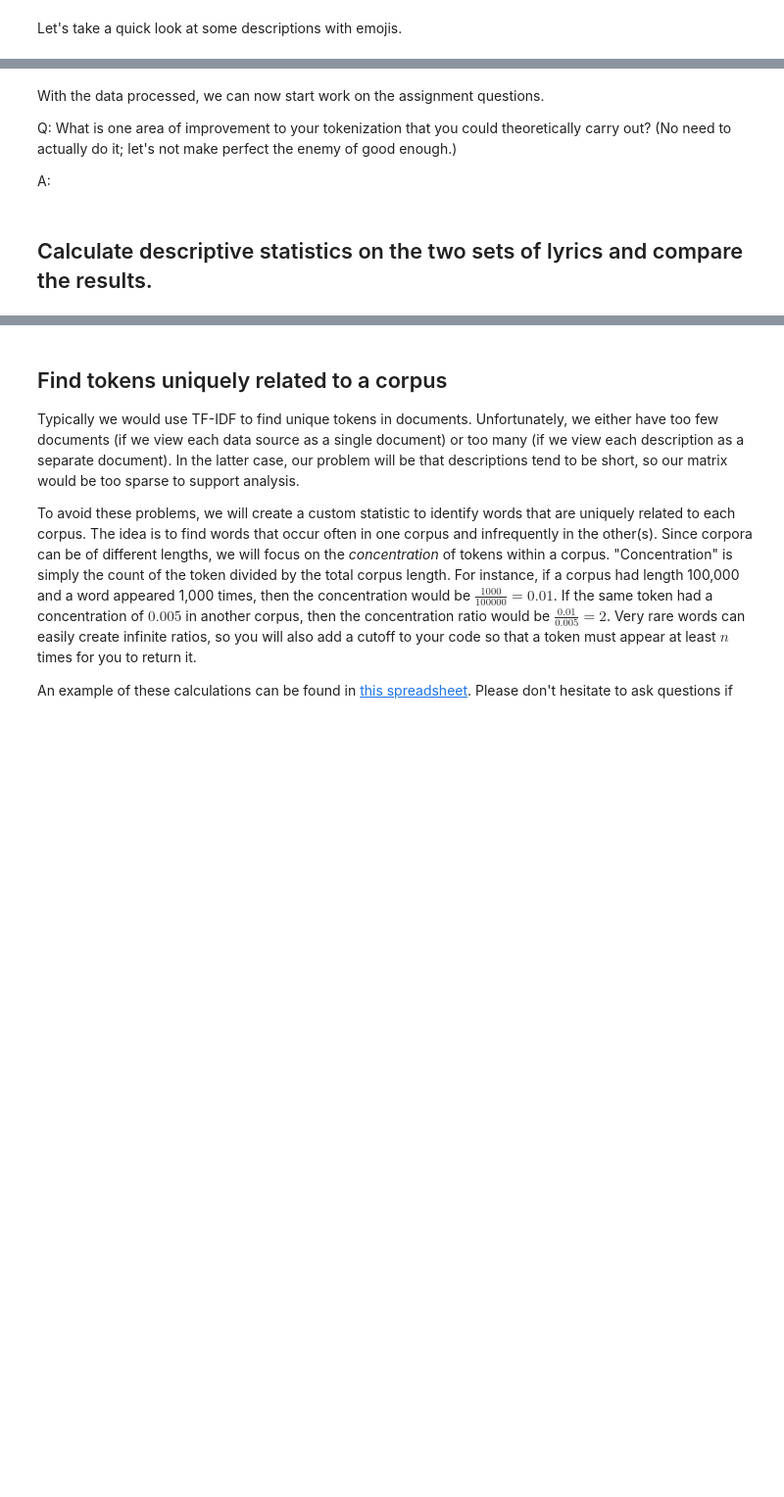
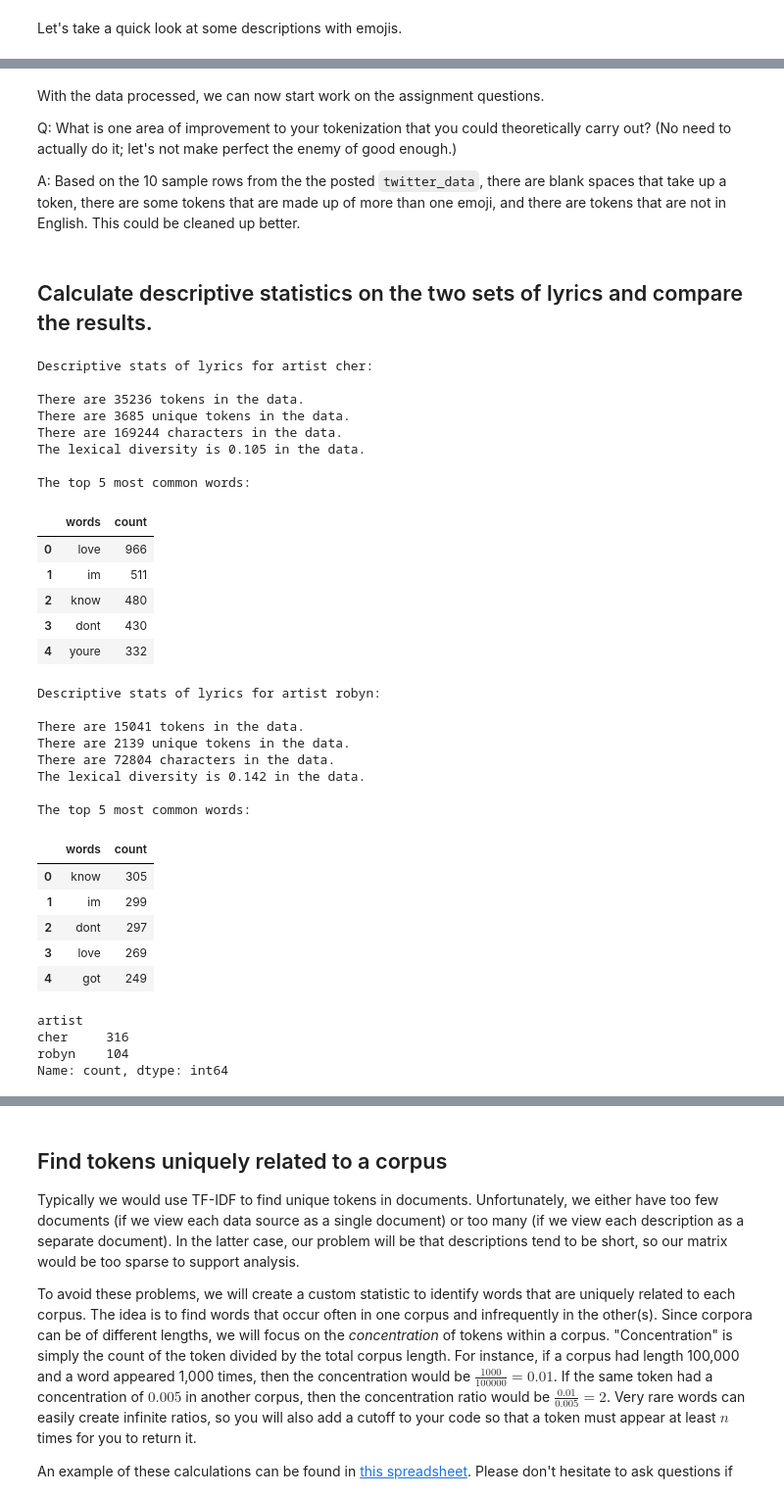
Before and after one commit to junclemente/ads509-assignments, a Jupyter notebook: wk3/Group Comparison.ipynb, the cells around one changed output, grey strips where cells are left out. Shown at 98% size. Saved outputs shown, nothing was run; the diff lists cells and outputs as text; code cells hidden in the pictures; blank space fills up the shorter version.

```diff
--- a/wk3/Group Comparison.ipynb
+++ b/wk3/Group Comparison.ipynb
@@ -107,12 +199,14 @@ def prepare(text, pipeline):
 
 Use this section to ingest your data into the data structures you plan to use. Typically this will be a dictionary or a pandas DataFrame.
 # %%
-# Feel fre to use the below cells as an example or read in the data in a way you prefer
-
-data_location = "" # change to your location if it is not in the same directory as your notebook
+# dataset was moved to root of the directory to be shared with all weekly
+# assignment folders
+data_location = Path("../datasets")
 twitter_folder = "twitter/"
 lyrics_folder = "lyrics/"
 
-artist_files = {'cher':'cher_followers_data.txt',
-                'robyn':'robynkonichiwa_followers_data.txt'}
+artist_files = {
+    "cher": "cher_followers_data.txt",
+    "robyn": "robynkonichiwa_followers_data.txt",
+}
 # %%
@@ -177,11 +357,50 @@ With the data processed, we can now start work on the assignment questions.
 
 Q: What is one area of improvement to your tokenization that you could theoretically carry out? (No need to actually do it; let's not make perfect the enemy of good enough.)
 
-A:
+A: Based on the 10 sample rows from the the posted `twitter_data`, there are blank spaces that take up a token, there are some tokens that are made up of more than one emoji, and there are tokens that are not in English. This could be cleaned up better.
 # %% [markdown]
 ## Calculate descriptive statistics on the two sets of lyrics and compare the results.
 # %%
 # your code here
+for artist in artist_files:
+    lyrics = get_token_list(lyrics_data, artist, "tokens")
+    print(f"\n\nDescriptive stats of lyrics for artist {artist}:\n")
+    descriptive_stats(lyrics)
+
+lyrics_data["artist"].value_counts()
+# %% [output]
+Descriptive stats of lyrics for artist cher:
+
+There are 35236 tokens in the data.
+There are 3685 unique tokens in the data.
+There are 169244 characters in the data.
+The lexical diversity is 0.105 in the data.
+
+The top 5 most common words:
+|  | words | count |
+| 0 | love | 966 |
+| 1 | im | 511 |
+| 2 | know | 480 |
+| 3 | dont | 430 |
+| 4 | youre | 332 |
+Descriptive stats of lyrics for artist robyn:
+
+There are 15041 tokens in the data.
+There are 2139 unique tokens in the data.
+There are 72804 characters in the data.
+The lexical diversity is 0.142 in the data.
+
+The top 5 most common words:
+|  | words | count |
+| 0 | know | 305 |
+| 1 | im | 299 |
+| 2 | dont | 297 |
+| 3 | love | 269 |
+| 4 | got | 249 |
+artist
+cher     316
+robyn    104
+Name: count, dtype: int64
 # %% [markdown]
 Q: what observations do you make about these data?
 
```
Also changed, not shown: parts of 25 cells of this notebook, 7 other files.
